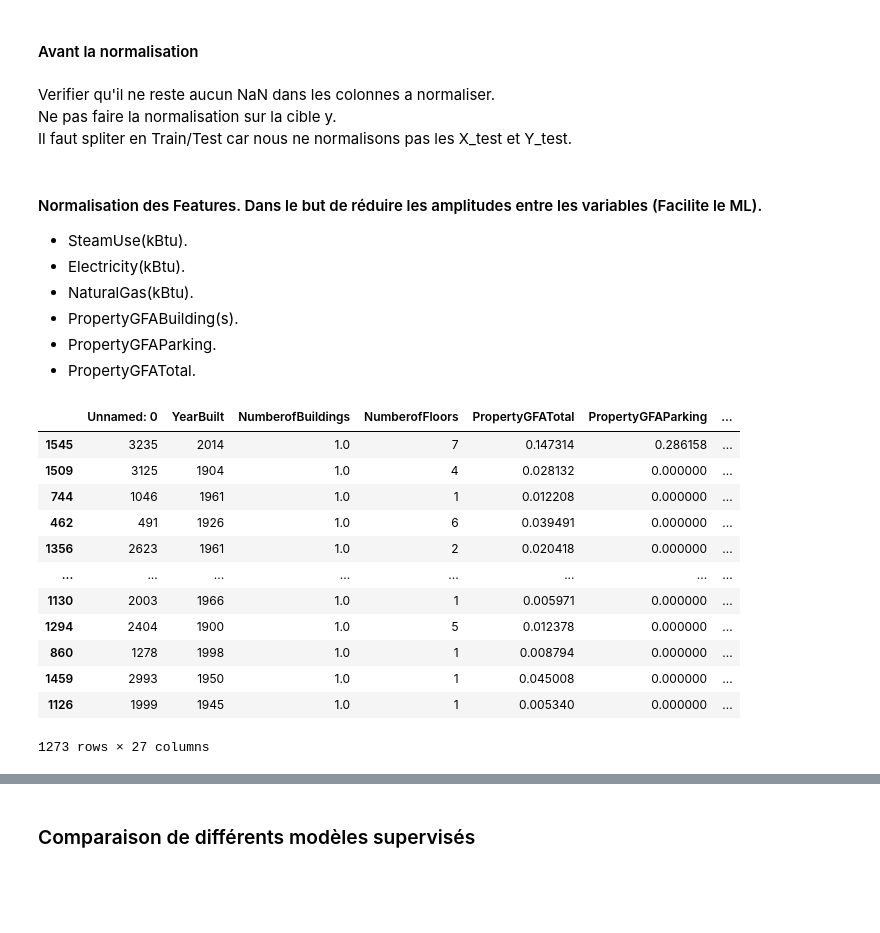
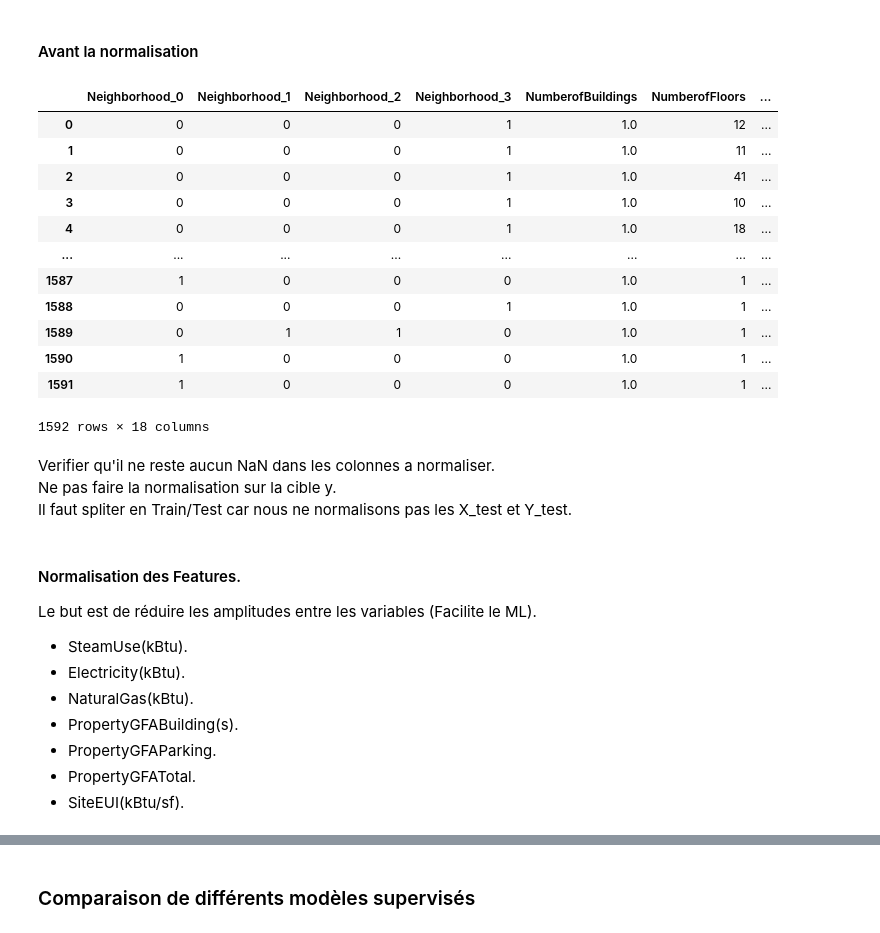
Before and after one commit to DavidRichomme/OC_P3_Anticipez_les_besoins_en_consommation_de_batiments, a Jupyter notebook: P3_modelisation_ML_supervisee.ipynb, the cells around one changed output, grey strips where cells are left out. Saved outputs shown, nothing was run; the diff lists cells and outputs as text; code cells hidden in the pictures; blank space fills up the shorter version.

```diff
--- a/P3_modelisation_ML_supervisee.ipynb
+++ b/P3_modelisation_ML_supervisee.ipynb
@@ -132,2 +154,4 @@ A réaliser :
 # %%
 building_consumption_ready_to_fe.drop(columns=['ListOfAllPropertyUseTypes'], inplace=True)
+building_consumption_ready_to_fe.drop(columns=['Unnamed: 0'], inplace=True)
+building_consumption_ready_to_fe.drop(columns=['YearBuilt'], inplace=True)
@@ -138,2 +157,0 @@ Le fait d'utiliser cette methode est qu'elle crée 1 colonne par catégorie (en
-# %%
-building_consumption_ready_to_fe = pd.get_dummies(building_consumption_ready_to_fe, columns=['Neighborhood'], drop_first=True, dtype=int)
@@ -140,5 +164,24 @@ building_consumption_ready_to_fe = pd.get_dummies(building_consumption_ready_to_
+# %%
+encoder = cat_encod.BinaryEncoder(cols=["Neighborhood"])
+building_consumption_encoded = encoder.fit_transform(building_consumption_ready_to_fe)
 # %% [markdown]
 #### Avant la normalisation
+# %%
+building_consumption_encoded
+# %% [output]
+|  | Neighborhood_0 | Neighborhood_1 | Neighborhood_2 | Neighborhood_3 | NumberofBuildings | NumberofFloors | ... |
+| 0 | 0 | 0 | 0 | 1 | 1.0 | 12 | ... |
+| 1 | 0 | 0 | 0 | 1 | 1.0 | 11 | ... |
+| 2 | 0 | 0 | 0 | 1 | 1.0 | 41 | ... |
+| 3 | 0 | 0 | 0 | 1 | 1.0 | 10 | ... |
+| 4 | 0 | 0 | 0 | 1 | 1.0 | 18 | ... |
+| ... | ... | ... | ... | ... | ... | ... | ... |
+| 1587 | 1 | 0 | 0 | 0 | 1.0 | 1 | ... |
+| 1588 | 0 | 0 | 0 | 1 | 1.0 | 1 | ... |
+| 1589 | 0 | 1 | 1 | 0 | 1.0 | 1 | ... |
+| 1590 | 1 | 0 | 0 | 0 | 1.0 | 1 | ... |
+| 1591 | 1 | 0 | 0 | 0 | 1.0 | 1 | ... |
+1592 rows × 18 columns
 # %% [markdown]
 Verifier qu'il ne reste aucun NaN dans les colonnes a normaliser.
 Ne pas faire la normalisation sur la cible y.
@@ -164,9 +202,11 @@ scaler = MinMaxScaler()
 # %% [markdown]
-#### Normalisation des Features. Dans le but de réduire les amplitudes entre les variables (Facilite le ML).
+#### Normalisation des Features.
+Le but est de réduire les amplitudes entre les variables (Facilite le ML).
 * SteamUse(kBtu).
 * Electricity(kBtu).
 * NaturalGas(kBtu).
 * PropertyGFABuilding(s).
 * PropertyGFAParking.
 * PropertyGFATotal.
+* SiteEUI(kBtu/sf).
 # %%
@@ -175,16 +224,0 @@ X_test[colonnes_a_normaliser] = scaler.fit_transform(X_test[colonnes_a_normalise
-# %%
-X_train
-# %% [output]
-|  | Unnamed: 0 | YearBuilt | NumberofBuildings | NumberofFloors | PropertyGFATotal | PropertyGFAParking | ... |
-| 1545 | 3235 | 2014 | 1.0 | 7 | 0.147314 | 0.286158 | ... |
-| 1509 | 3125 | 1904 | 1.0 | 4 | 0.028132 | 0.000000 | ... |
-| 744 | 1046 | 1961 | 1.0 | 1 | 0.012208 | 0.000000 | ... |
-| 462 | 491 | 1926 | 1.0 | 6 | 0.039491 | 0.000000 | ... |
-| 1356 | 2623 | 1961 | 1.0 | 2 | 0.020418 | 0.000000 | ... |
-| ... | ... | ... | ... | ... | ... | ... | ... |
-| 1130 | 2003 | 1966 | 1.0 | 1 | 0.005971 | 0.000000 | ... |
-| 1294 | 2404 | 1900 | 1.0 | 5 | 0.012378 | 0.000000 | ... |
-| 860 | 1278 | 1998 | 1.0 | 1 | 0.008794 | 0.000000 | ... |
-| 1459 | 2993 | 1950 | 1.0 | 1 | 0.045008 | 0.000000 | ... |
-| 1126 | 1999 | 1945 | 1.0 | 1 | 0.005340 | 0.000000 | ... |
-1273 rows × 27 columns
```
Also changed, not shown: parts of 26 cells of this notebook, 3 other files.
